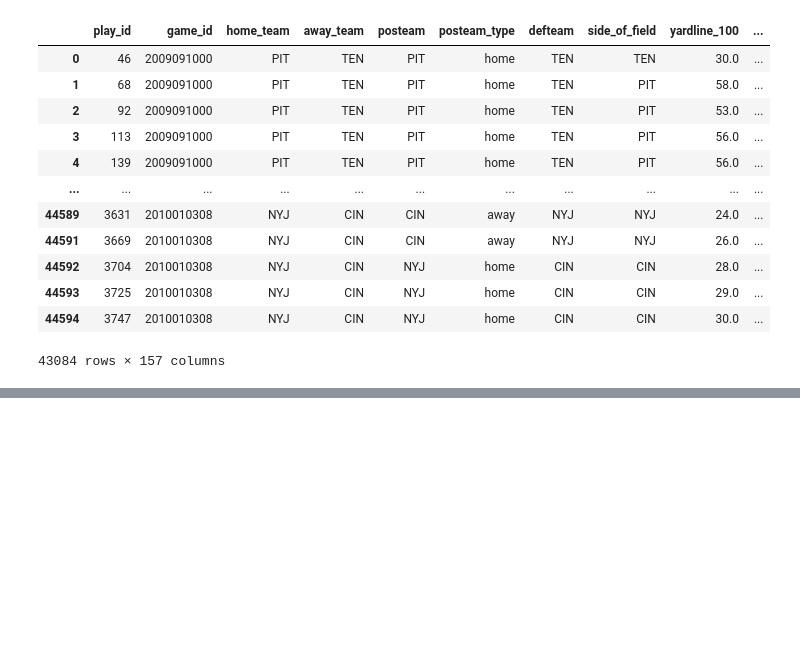
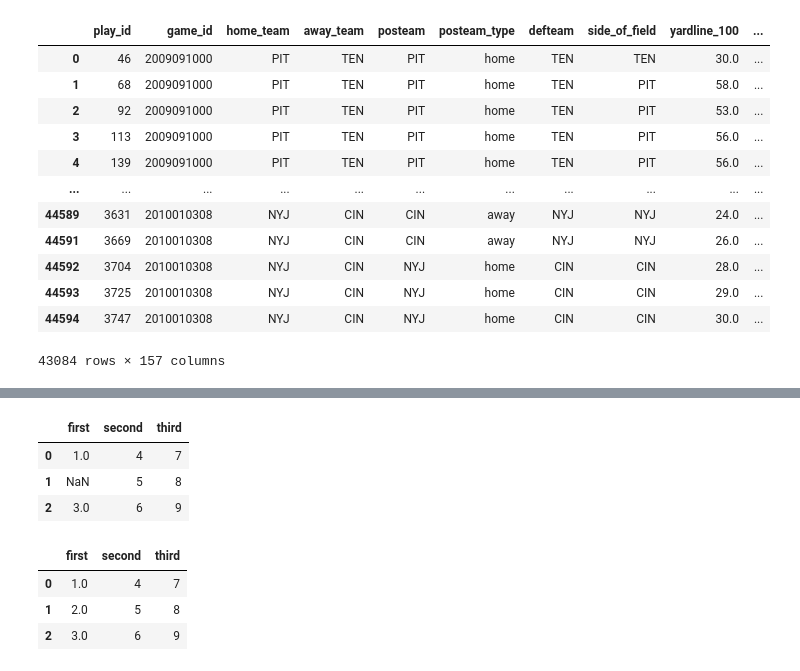
Before and after one commit to Yousef-Salah/Data-Science, a Jupyter notebook: Statistical Anallysis/Assinments/Assignment 1/Assignment 1.ipynb, the cells around one changed output, grey strips where cells are left out. Drawn from its saved outputs; the diff is of its cells as text; code cells hidden in the pictures; blank space fills up the shorter version.

Commit message:
End of second Task

```diff
--- a/Statistical Anallysis/Assinments/Assignment 1/Assignment 1.ipynb
+++ b/Statistical Anallysis/Assinments/Assignment 1/Assignment 1.ipynb
@@ -284,0 +353,16 @@ number_columns
+# %%
+
+
+data = {
+    'first': [1,np.nan,3],
+    'second': [4,5,6],
+    'third': [7,8,9],
+}
+
+data_df = pd.DataFrame(data)
+data_df
+# %% [output]
+|  | first | second | third |
+| 0 | 1.0 | 4 | 7 |
+| 1 | NaN | 5 | 8 |
+| 2 | 3.0 | 6 | 9 |
@@ -284,0 +371,7 @@ number_columns
+# %%
+data_df
+# %% [output]
+|  | first | second | third |
+| 0 | 1.0 | 4 | 7 |
+| 1 | 2.0 | 5 | 8 |
+| 2 | 3.0 | 6 | 9 |
```
Also changed, not shown: parts of 12 cells of this notebook, 1 other file.
